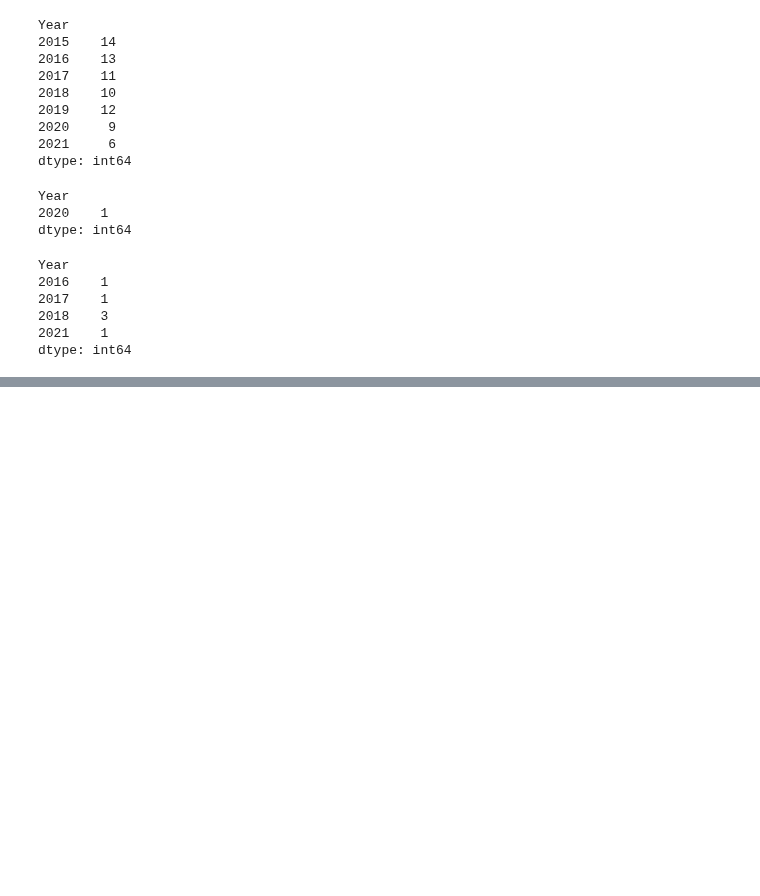
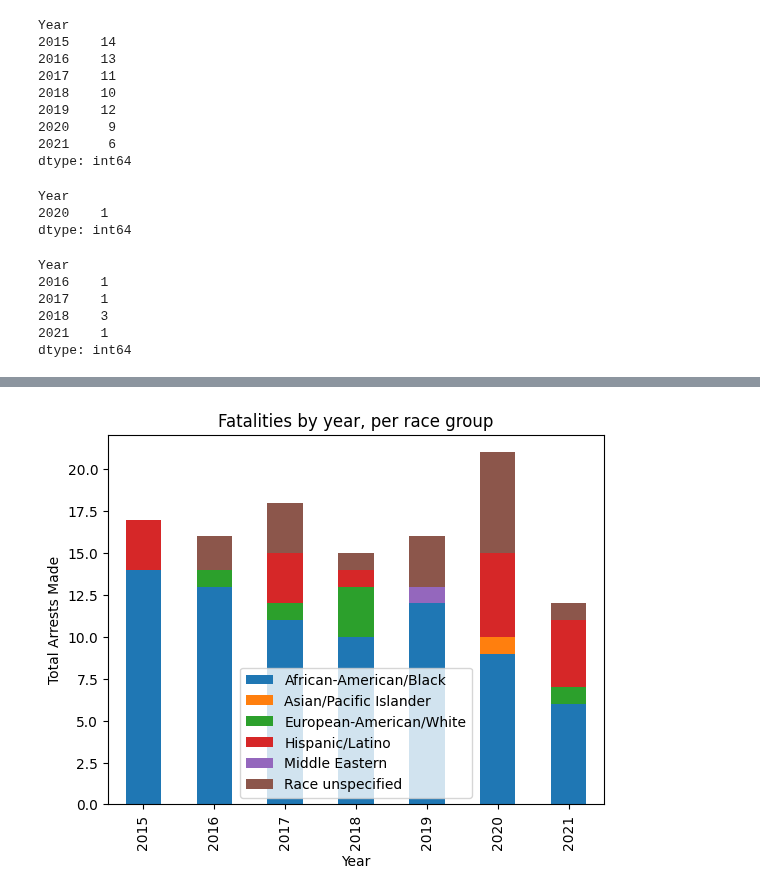
Before and after one commit to jdmandras/Project-1, a Jupyter notebook: CHI_City_Crime_Analysis_JenAlvz.ipynb, the cells around one changed output, grey strips where cells are left out. Drawn from its saved outputs; the diff is of its cells as text; code cells hidden in the pictures; blank space fills up the shorter version.

Commit message:
updated fatalities by race viz

```diff
--- a/CHI_City_Crime_Analysis_JenAlvz.ipynb
+++ b/CHI_City_Crime_Analysis_JenAlvz.ipynb
@@ -225,3 +225,8 @@ Year
 2018    3
 2021    1
 dtype: int64
+# %%
+# WHAT IS THE FATALITY COUNT PER YEAR, BY RACE?
+# Hispanic/Latino
+total_HIS_fatalities_year = fatalities_data[fatalities_data['Race'] == 'Hispanic/Latino'].groupby('Year').size()
+total_HIS_fatalities_year
@@ -227,0 +241,5 @@ dtype: int64
+# %%
+# WHAT IS THE FATALITY COUNT PER YEAR, BY RACE?
+# Middle Eastern
+total_MIDE_fatalities_year = fatalities_data[fatalities_data['Race'] == 'Middle Eastern'].groupby('Year').size()
+total_MIDE_fatalities_year
@@ -227,0 +250,5 @@ dtype: int64
+# %%
+# WHAT IS THE FATALITY COUNT PER YEAR, BY RACE?
+# Race Unspecified
+total_UNS_fatalities_year = fatalities_data[fatalities_data['Race'] == 'Race unspecified'].groupby('Year').size()
+total_UNS_fatalities_year
@@ -227,0 +264,12 @@ dtype: int64
+# %%
+#Create a dataframe containing fatilities per race by year
+all_races_fatalities = pd.DataFrame({
+    "African-American/Black": total_AA_fatalities_year,
+    "Asian/Pacific Islander": total_API_fatalities_year,
+    "European-American/White": total_WH_fatalities_year,
+    "Hispanic/Latino": total_HIS_fatalities_year,
+    "Middle Eastern": total_MIDE_fatalities_year,
+    "Race unspecified": total_UNS_fatalities_year
+})
+
+all_races_fatalities
@@ -227,0 +286,8 @@ dtype: int64
+# %%
+#plot a stacked bar chart uning matplotlib
+all_races_fatalities.plot(kind='bar', stacked=True, title='Fatalities by year, per race group')
+plt.xlabel("Year")
+plt.ylabel("Total Arrests Made")
+plt.show()
+# %% [output]
+[figure, added]
```
Also changed, not shown: parts of 4 cells of this notebook.
